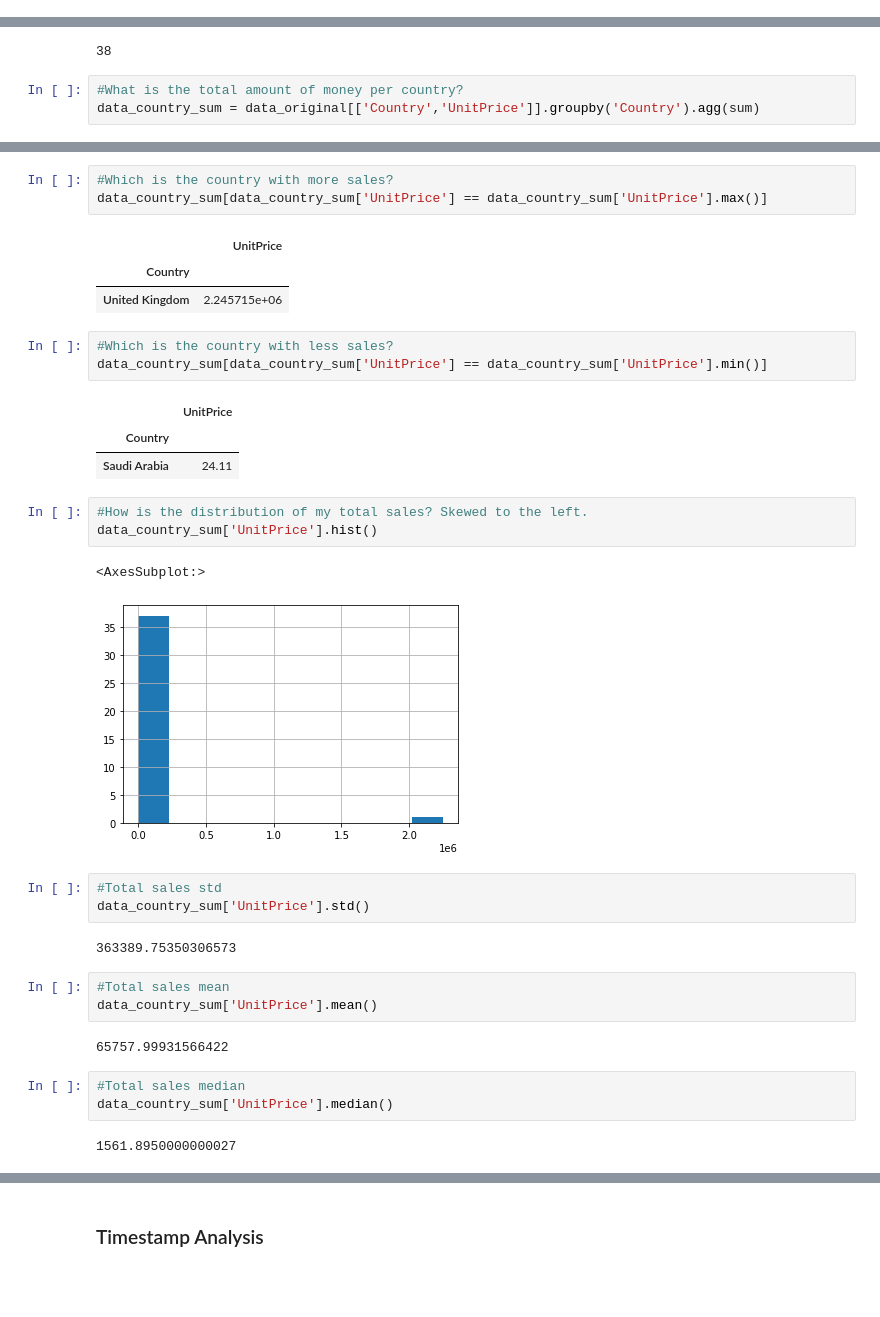
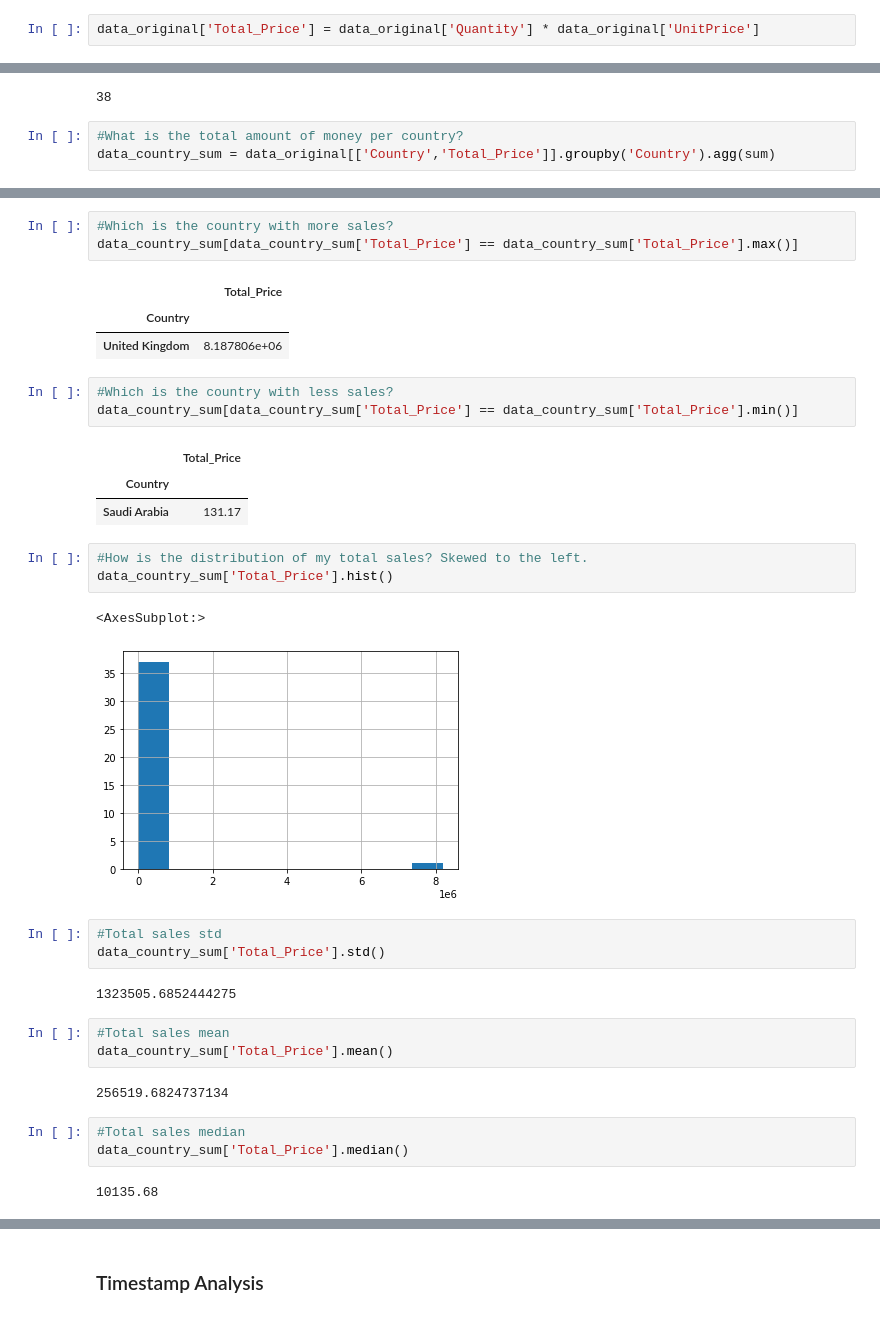
Before and after one commit to nonameforpirate/businessAnalysis, a Jupyter notebook: BusinessAnalysis.ipynb, the cells around one changed output, grey strips where cells are left out. Cells and saved outputs as stored; diff of their text form; blank space fills up the shorter version.

```diff
--- a/BusinessAnalysis.ipynb
+++ b/BusinessAnalysis.ipynb
@@ -41,4 +41,6 @@ data_original
 541909 rows × 8 columns
 # %% [markdown]
 # Descriptive Analytics
+# %%
+data_original['Total_Price'] = data_original['Quantity'] * data_original['UnitPrice']
 # %%
@@ -362,7 +380,7 @@ len(data_country['Country'].unique())
 38
 # %%
 #What is the total amount of money per country?
-data_country_sum = data_original[['Country','UnitPrice']].groupby('Country').agg(sum)
+data_country_sum = data_original[['Country','Total_Price']].groupby('Country').agg(sum)
 # %%
 data_country_sum
 # %% [output]
@@ -387,37 +405,37 @@ data_country_sum
 # %%
 #Which is the country with more sales?
-data_country_sum[data_country_sum['UnitPrice'] == data_country_sum['UnitPrice'].max()]
+data_country_sum[data_country_sum['Total_Price'] == data_country_sum['Total_Price'].max()]
 # %% [output]
-|  | UnitPrice |
+|  | Total_Price |
 | Country |  |
-| United Kingdom | 2.245715e+06 |
+| United Kingdom | 8.187806e+06 |
 # %%
 #Which is the country with less sales?
-data_country_sum[data_country_sum['UnitPrice'] == data_country_sum['UnitPrice'].min()]
+data_country_sum[data_country_sum['Total_Price'] == data_country_sum['Total_Price'].min()]
 # %% [output]
-|  | UnitPrice |
+|  | Total_Price |
 | Country |  |
-| Saudi Arabia | 24.11 |
+| Saudi Arabia | 131.17 |
 # %%
 #How is the distribution of my total sales? Skewed to the left.
-data_country_sum['UnitPrice'].hist()
+data_country_sum['Total_Price'].hist()
 # %% [output]
 <AxesSubplot:>
-[figure, old version]
+[figure, new version]
 # %%
 #Total sales std
-data_country_sum['UnitPrice'].std()
+data_country_sum['Total_Price'].std()
 # %% [output]
-363389.75350306573
+1323505.6852444275
 # %%
 #Total sales mean
-data_country_sum['UnitPrice'].mean()
+data_country_sum['Total_Price'].mean()
 # %% [output]
-65757.99931566422
+256519.6824737134
 # %%
 #Total sales median
-data_country_sum['UnitPrice'].median()
+data_country_sum['Total_Price'].median()
 # %% [output]
-1561.8950000000027
+10135.68
 # %%
 #Total sales q1
```
Also changed, not shown: parts of 64 cells of this notebook.
